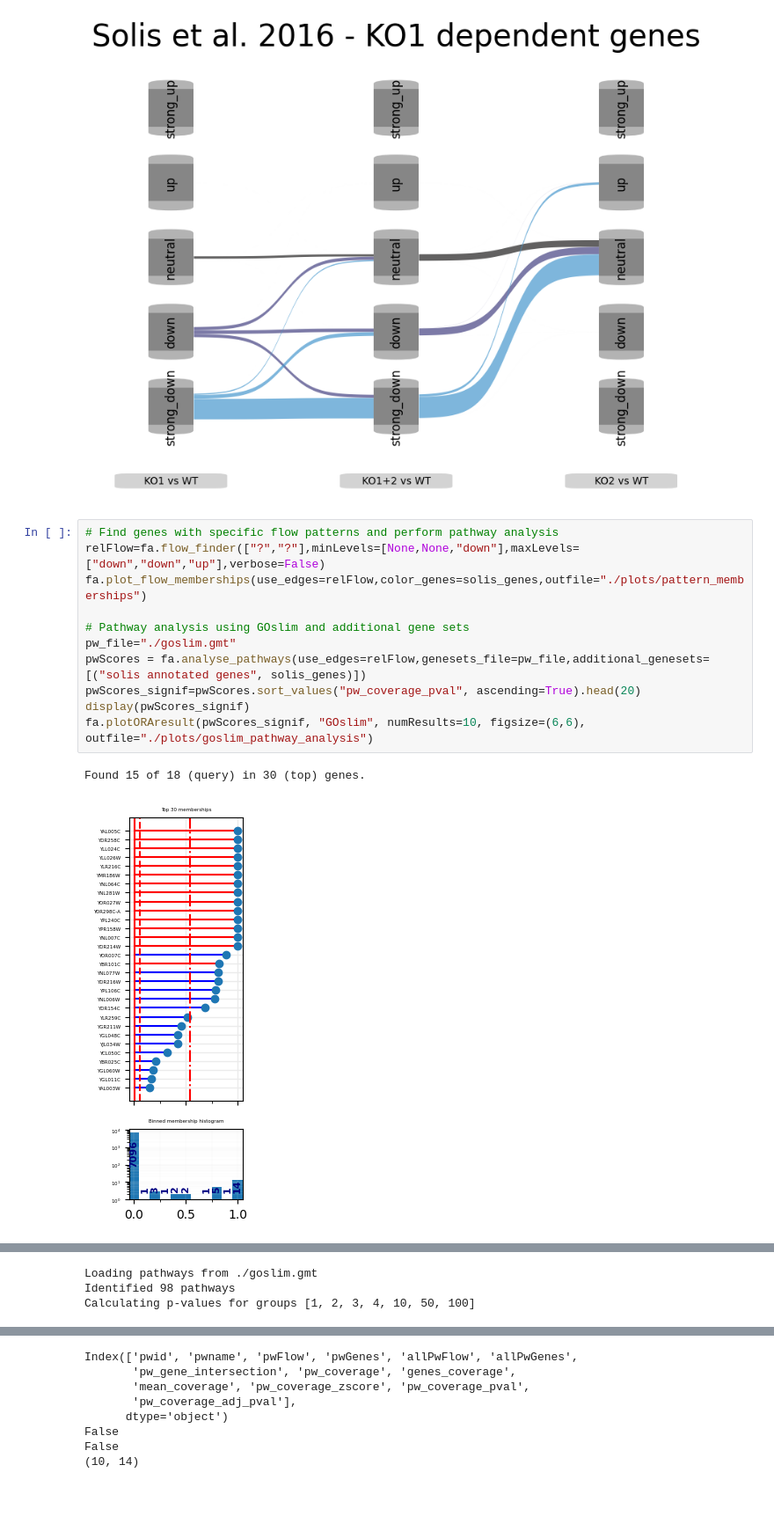
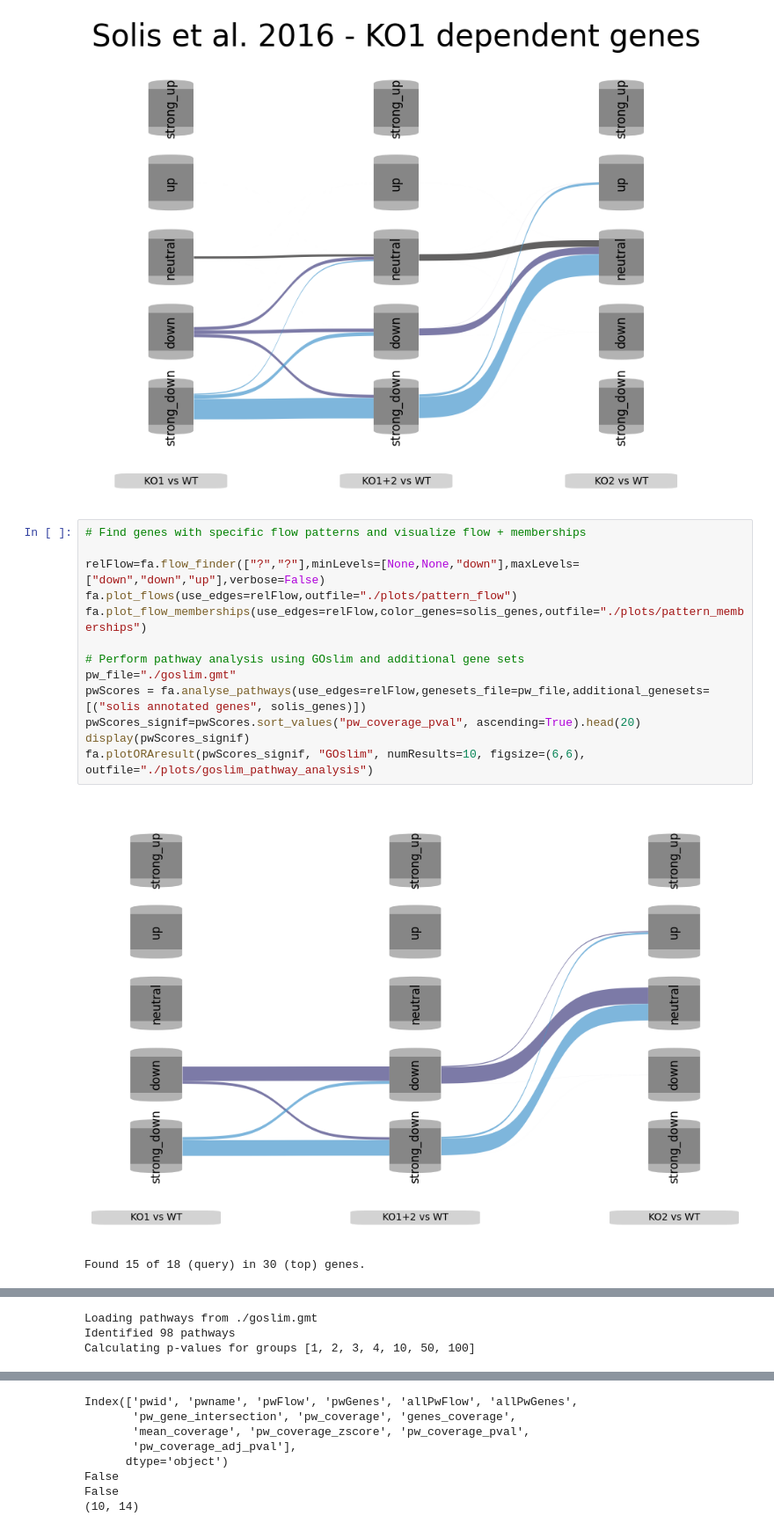
Before and after one commit to mjoppich/FlowSets, a Jupyter notebook: small_example/Flowsets_example.ipynb, the cells around one changed output, grey strips where cells are left out. Shown: that part at 88% size. Cells and saved outputs as stored; diff of their text form; blank space fills up the shorter version.

```diff
--- a/small_example/Flowsets_example.ipynb
+++ b/small_example/Flowsets_example.ipynb
@@ -71,16 +71,18 @@ fa.plot_flows(genes=solis_genes, title="Solis et al. 2016 - KO1 dependent genes"
 Adding title Solis et al. 2016 - KO1 dependent genes
 [figure]
 # %%
-# Find genes with specific flow patterns and perform pathway analysis
+# Find genes with specific flow patterns and visualize flow + memberships
+
 relFlow=fa.flow_finder(["?","?"],minLevels=[None,None,"down"],maxLevels=["down","down","up"],verbose=False)
+fa.plot_flows(use_edges=relFlow,outfile="./plots/pattern_flow")
 fa.plot_flow_memberships(use_edges=relFlow,color_genes=solis_genes,outfile="./plots/pattern_memberships")
 
-# Pathway analysis using GOslim and additional gene sets
+# Perform pathway analysis using GOslim and additional gene sets
 pw_file="./goslim.gmt"
 pwScores = fa.analyse_pathways(use_edges=relFlow,genesets_file=pw_file,additional_genesets=[("solis annotated genes", solis_genes)])
 pwScores_signif=pwScores.sort_values("pw_coverage_pval", ascending=True).head(20)
 display(pwScores_signif)
 fa.plotORAresult(pwScores_signif, "GOslim", numResults=10, figsize=(6,6), outfile="./plots/goslim_pathway_analysis")
 # %% [output]
+[figure, new version]
 Found 15 of 18 (query) in 30 (top) genes.
-[figure, old version]
```
Also changed, not shown: parts of 1 cell of this notebook, 8 other files.
